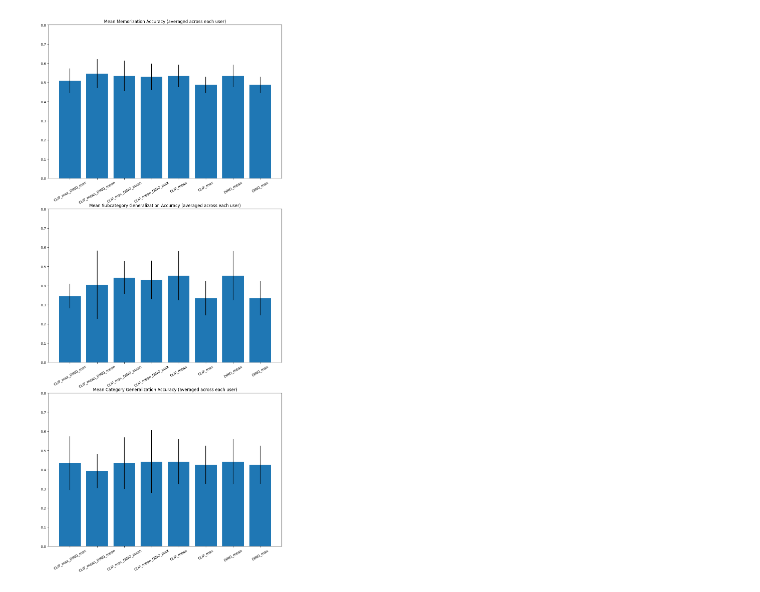
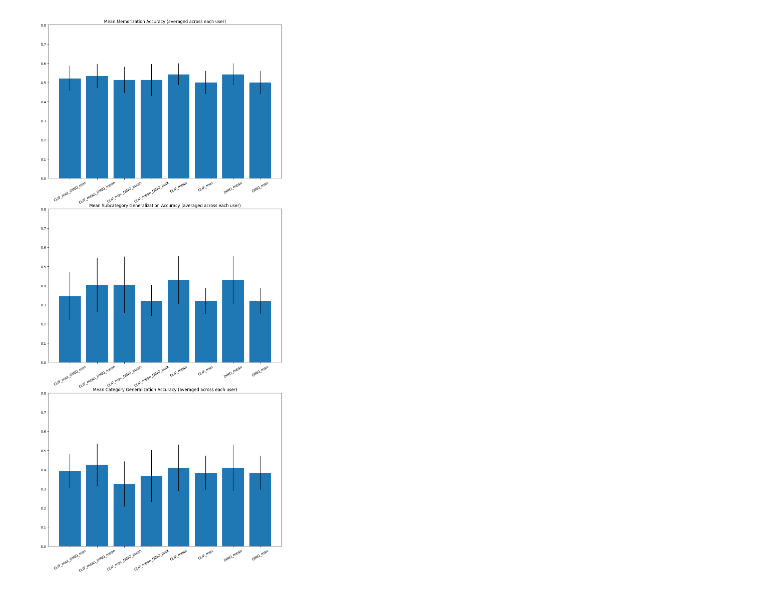
Before and after one commit to Maithili/OpenVocabularyRearrangement, a Jupyter notebook: visualize_results.ipynb, the cells around one changed output. Cells and saved outputs as stored; diff of their text form; code cells hidden in the pictures.

```diff
--- a/visualize_results.ipynb
+++ b/visualize_results.ipynb
@@ -80,4 +145,6 @@ ax.legend()
 # %%
+# Ablating object representations.
+
 average_memorization_acc_array = []
 std_memorization_acc_array = []
 average_subcat_gen_acc_array = []
@@ -91,7 +158,7 @@ for embb_type in embedding_methods:
     cat_gen_acc_array = []
     for user in list_of_users:
         file_path = os.path.join(
-            folder,
+            "results/sansLatentNetwork",
             f"results_{user}_{embb_type}.json"
         )
         # print(file_path)
@@ -101,31 +168,31 @@ for embb_type in embedding_methods:
                 results["train_memorization"]["accuracy@hits1"]
             )
             subcat_gen_acc_array.append(
                 results["test_generalization_subcat"]["accuracy@hits1"]
             )
             cat_gen_acc_array.append(
                 results["test_generalization_cat"]["accuracy@hits1"]
             )
     average_memorization_acc_array.append(np.mean(memorization_acc_array))
     std_memorization_acc_array.append(np.std(memorization_acc_array))
 
     average_subcat_gen_acc_array.append(np.mean(subcat_gen_acc_array))
     std_subcat_gen_acc_array.append(np.std(subcat_gen_acc_array))
 
     average_cat_gen_acc_array.append(np.mean(cat_gen_acc_array))
     std_cat_gen_acc_array.append(np.std(cat_gen_acc_array))
 
 fig, ax = plt.subplots(3, 1, figsize=(12, 27))
 ax[0].bar(np.arange(len(embedding_methods)), average_memorization_acc_array, yerr=std_memorization_acc_array)
 ax[0].set_ylim([0, 0.8])
 ax[0].set_title("Mean Memorization Accuracy (averaged across each user)")
 ax[1].bar(np.arange(len(embedding_methods)), average_subcat_gen_acc_array, yerr=std_subcat_gen_acc_array)
 ax[1].set_ylim([0, 0.8])
 ax[1].set_title("Mean Subcategory Generalization Accuracy (averaged across each user)")
 ax[2].bar(np.arange(len(embedding_methods)), average_cat_gen_acc_array, yerr=std_cat_gen_acc_array)
 ax[2].set_ylim([0, 0.8])
 ax[2].set_title("Mean Category Generalization Accuracy (averaged across each user)")
 for a in ax: a.set_xticks(np.arange(len(embedding_methods)), embedding_methods, rotation=30)
 plt.show()
 # %% [output]
-[figure, old version]
+[figure, new version]
```
Also changed, not shown: parts of 4 cells of this notebook.
